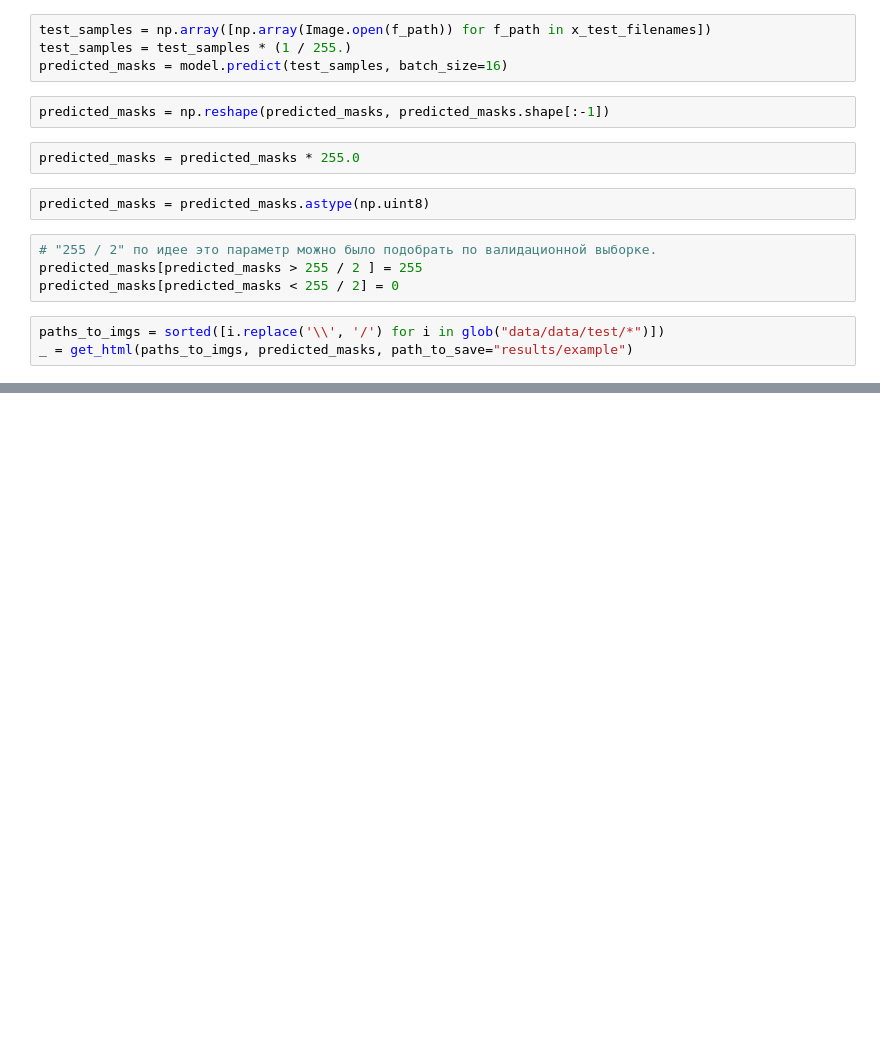
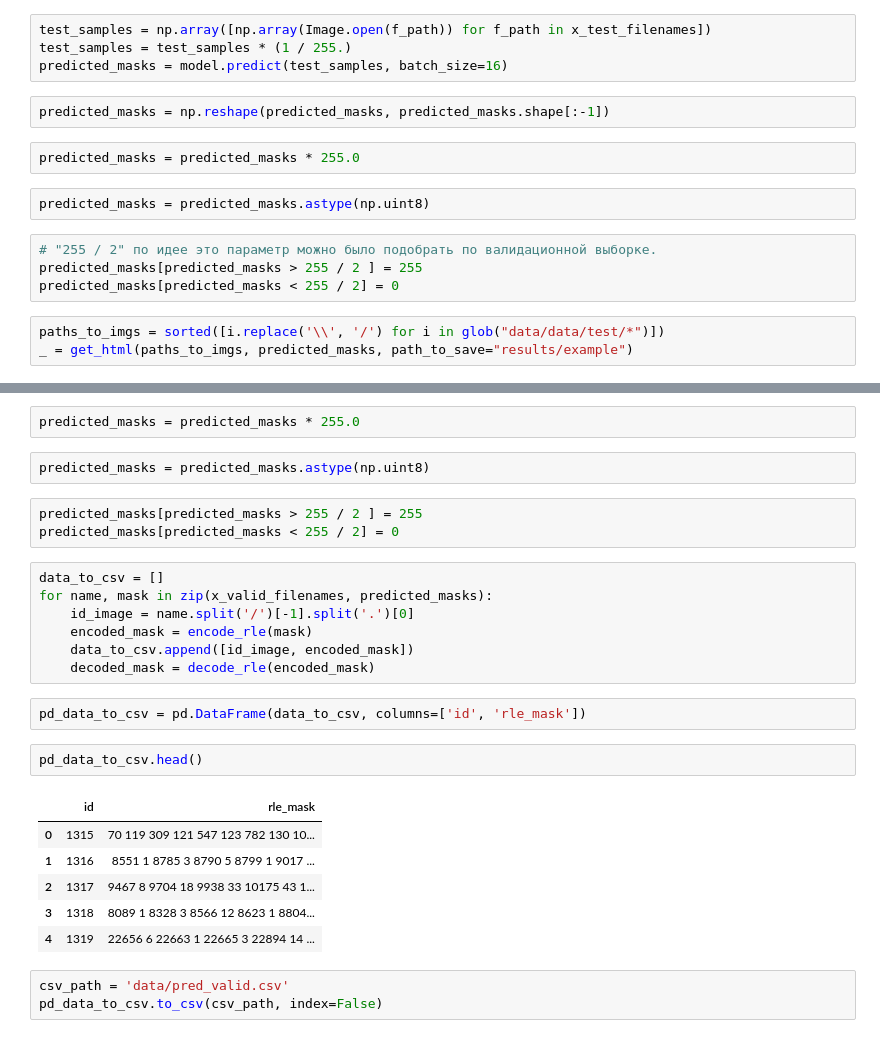
Before and after one commit to mrgrigorii/InternshipTestTask, a Jupyter notebook: human_segmentation/notebooks/HumanSegmentationFinal.ipynb, the cells around one changed output, grey strips where cells are left out. Saved outputs shown, nothing was run; the diff lists cells and outputs as text; blank space fills up the shorter version.

Commit message:
Add data/pred_valid.csv

```diff
--- a/human_segmentation/notebooks/HumanSegmentationFinal.ipynb
+++ b/human_segmentation/notebooks/HumanSegmentationFinal.ipynb
@@ -496,0 +529,28 @@ _ = get_html(paths_to_imgs, predicted_masks, path_to_save="results/example")
+# %%
+predicted_masks = predicted_masks * 255.0
+# %%
+predicted_masks = predicted_masks.astype(np.uint8)
+# %%
+predicted_masks[predicted_masks > 255 / 2 ] = 255
+predicted_masks[predicted_masks < 255 / 2] = 0
+# %%
+data_to_csv = []
+for name, mask in zip(x_valid_filenames, predicted_masks):
+    id_image = name.split('/')[-1].split('.')[0]
+    encoded_mask = encode_rle(mask)
+    data_to_csv.append([id_image, encoded_mask])
+    decoded_mask = decode_rle(encoded_mask)
+# %%
+pd_data_to_csv = pd.DataFrame(data_to_csv, columns=['id', 'rle_mask'])
+# %%
+pd_data_to_csv.head()
+# %% [output]
+|  | id | rle_mask |
+| 0 | 1315 | 70 119 309 121 547 123 782 130 10... |
+| 1 | 1316 | 8551 1 8785 3 8790 5 8799 1 9017 ... |
+| 2 | 1317 | 9467 8 9704 18 9938 33 10175 43 1... |
+| 3 | 1318 | 8089 1 8328 3 8566 12 8623 1 8804... |
+| 4 | 1319 | 22656 6 22663 1 22665 3 22894 14 ... |
+# %%
+csv_path = 'data/pred_valid.csv'
+pd_data_to_csv.to_csv(csv_path, index=False)
```
Also changed, not shown: parts of 8 cells of this notebook, 1 other file.
